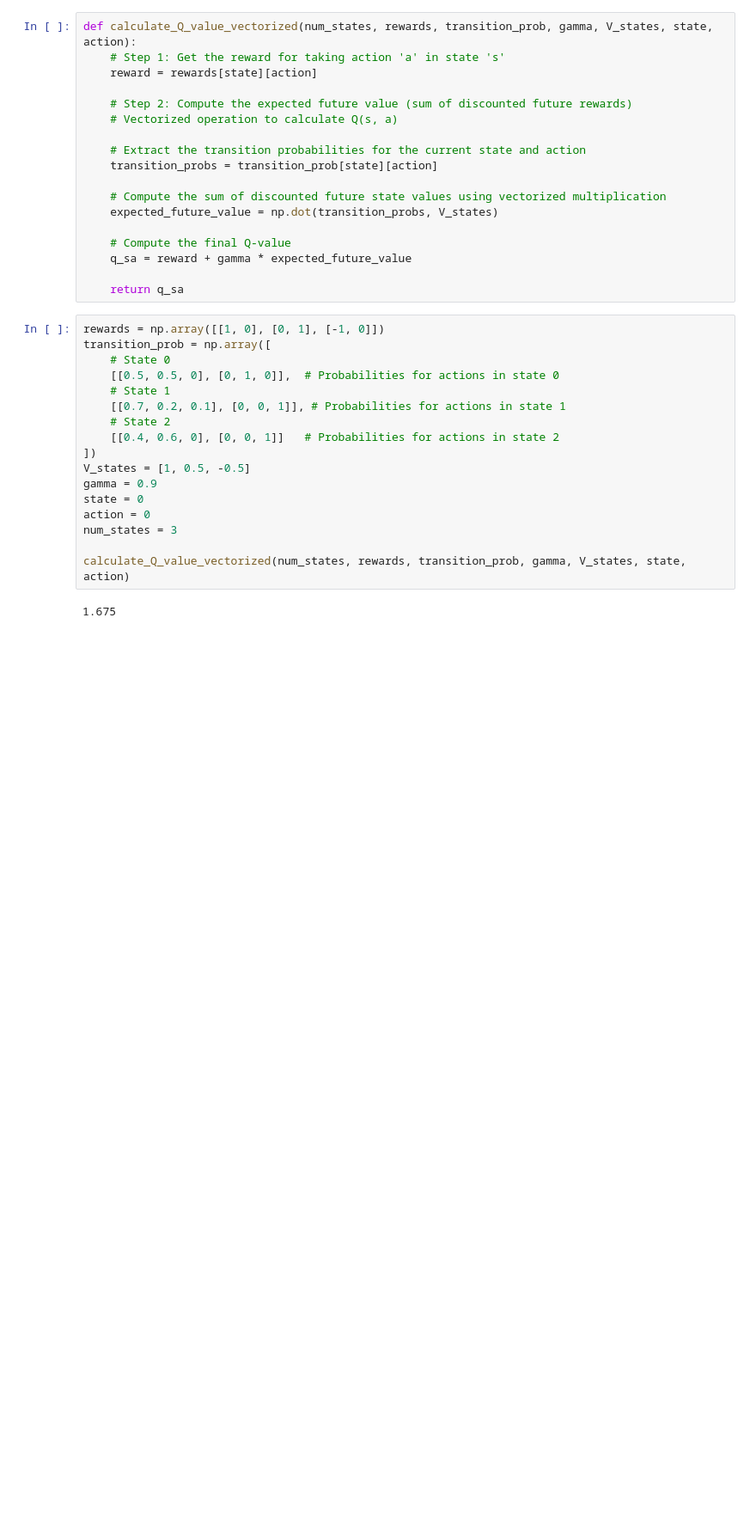
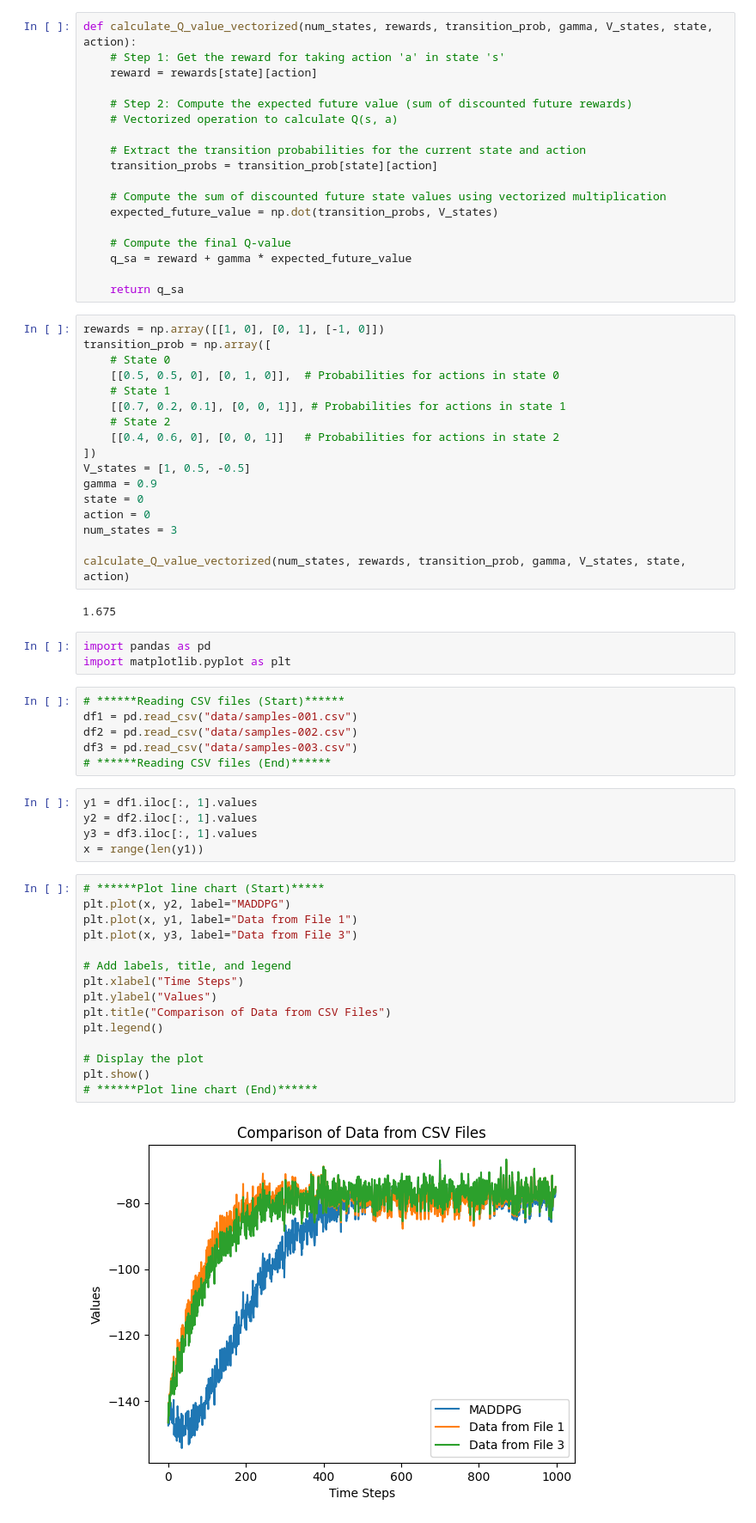
Before and after one commit to YZUHub/practice-reinforcement-learning, a Jupyter notebook: notebooks/spacecraft.ipynb, the cells around one changed output. Shown: that part at 86% size. Saved outputs shown, nothing was run; the diff lists cells and outputs as text; blank space fills up the shorter version.

Commit message:
plot the data from 3 sample files as line chart

```diff
--- a/notebooks/spacecraft.ipynb
+++ b/notebooks/spacecraft.ipynb
@@ -127,3 +127,34 @@ num_states = 3
 calculate_Q_value_vectorized(num_states, rewards, transition_prob, gamma, V_states, state, action)
 # %% [output]
 1.675
+# %%
+import pandas as pd
+import matplotlib.pyplot as plt
+# %%
+# ******Reading CSV files (Start)******
+df1 = pd.read_csv("data/samples-001.csv")
+df2 = pd.read_csv("data/samples-002.csv")
+df3 = pd.read_csv("data/samples-003.csv")
+# ******Reading CSV files (End)******
+# %%
+y1 = df1.iloc[:, 1].values
+y2 = df2.iloc[:, 1].values
+y3 = df3.iloc[:, 1].values
+x = range(len(y1))
+# %%
+# ******Plot line chart (Start)*****
+plt.plot(x, y2, label="MADDPG")
+plt.plot(x, y1, label="Data from File 1")
+plt.plot(x, y3, label="Data from File 3")
+
+# Add labels, title, and legend
+plt.xlabel("Time Steps")
+plt.ylabel("Values")
+plt.title("Comparison of Data from CSV Files")
+plt.legend()
+
+# Display the plot
+plt.show()
+# ******Plot line chart (End)******
+# %% [output]
+[figure, added]
```
Also changed, not shown: 3 other files.
